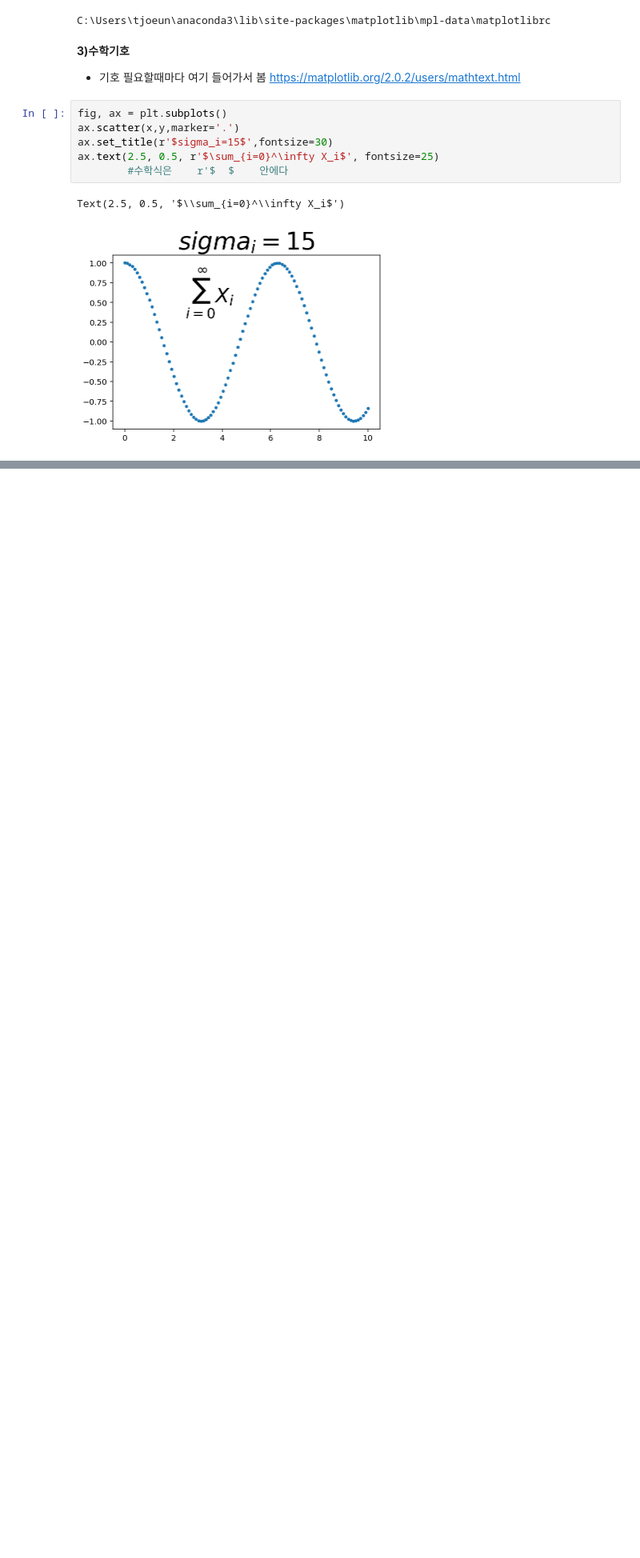
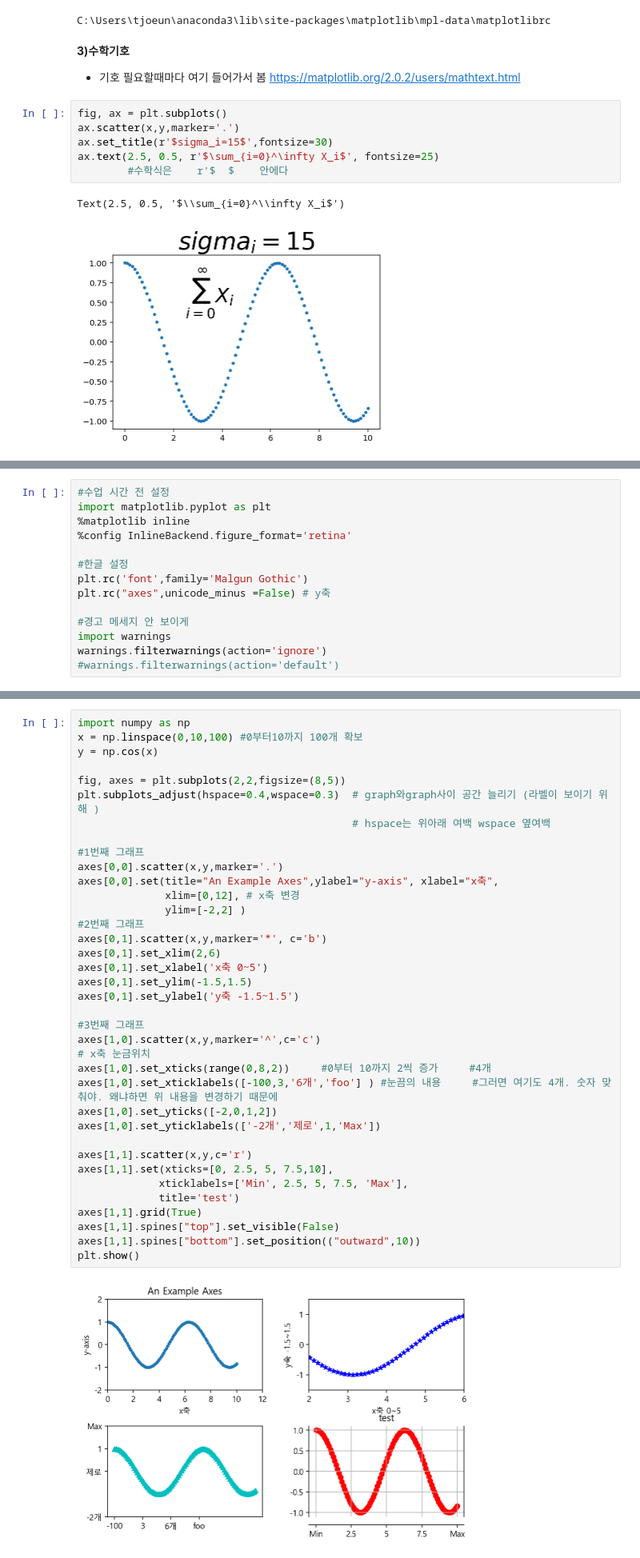
Before and after one commit to jiwon808/big, a Jupyter notebook: source/8_python/ch13_데이터 시각화 2절 matplotlib.ipynb, the cells around one changed output, grey strips where cells are left out. Shown at 80% size. Saved outputs shown, nothing was run; the diff lists cells and outputs as text; blank space fills up the shorter version.

```diff
--- a/source/8_python/ch13_데이터 시각화 2절 matplotlib.ipynb
+++ b/source/8_python/ch13_데이터 시각화 2절 matplotlib.ipynb
@@ -543,0 +546,14 @@ Text(2.5, 0.5, '$\\sum_{i=0}^\\infty X_i$')
+# %%
+#수업 시간 전 설정
+import matplotlib.pyplot as plt
+%matplotlib inline
+%config InlineBackend.figure_format='retina'
+
+#한글 설정
+plt.rc('font',family='Malgun Gothic')
+plt.rc("axes",unicode_minus =False) # y축
+
+#경고 메세지 안 보이게
+import warnings
+warnings.filterwarnings(action='ignore')
+#warnings.filterwarnings(action='default')
@@ -543,0 +565,39 @@ Text(2.5, 0.5, '$\\sum_{i=0}^\\infty X_i$')
+# %%
+import numpy as np
+x = np.linspace(0,10,100) #0부터10까지 100개 확보
+y = np.cos(x)
+
+fig, axes = plt.subplots(2,2,figsize=(8,5))
+plt.subplots_adjust(hspace=0.4,wspace=0.3)  # graph와graph사이 공간 늘리기 (라벨이 보이기 위해 )
+                                            # hspace는 위아래 여백 wspace 옆여백
+
+#1번째 그래프
+axes[0,0].scatter(x,y,marker='.')
+axes[0,0].set(title="An Example Axes",ylabel="y-axis", xlabel="x축",
+              xlim=[0,12], # x축 변경
+              ylim=[-2,2] )
+#2번째 그래프
+axes[0,1].scatter(x,y,marker='*', c='b')
+axes[0,1].set_xlim(2,6)
+axes[0,1].set_xlabel('x축 0~5')
+axes[0,1].set_ylim(-1.5,1.5)
+axes[0,1].set_ylabel('y축 -1.5~1.5')
+
+#3번째 그래프
+axes[1,0].scatter(x,y,marker='^',c='c')
+# x축 눈금위치
+axes[1,0].set_xticks(range(0,8,2))     #0부터 10까지 2씩 증가     #4개
+axes[1,0].set_xticklabels([-100,3,'6개','foo'] ) #눈끔의 내용     #그러면 여기도 4개. 숫자 맞춰야. 왜냐하면 위 내용을 변경하기 때문에
+axes[1,0].set_yticks([-2,0,1,2])
+axes[1,0].set_yticklabels(['-2개','제로',1,'Max'])
+
+axes[1,1].scatter(x,y,c='r')
+axes[1,1].set(xticks=[0, 2.5, 5, 7.5,10],
+             xticklabels=['Min', 2.5, 5, 7.5, 'Max'],
+             title='test')
+axes[1,1].grid(True)
+axes[1,1].spines["top"].set_visible(False)
+axes[1,1].spines["bottom"].set_position(("outward",10))
+plt.show()
+# %% [output]
+[figure, added]
```
Also changed, not shown: parts of 9 cells of this notebook, 7 other files.
